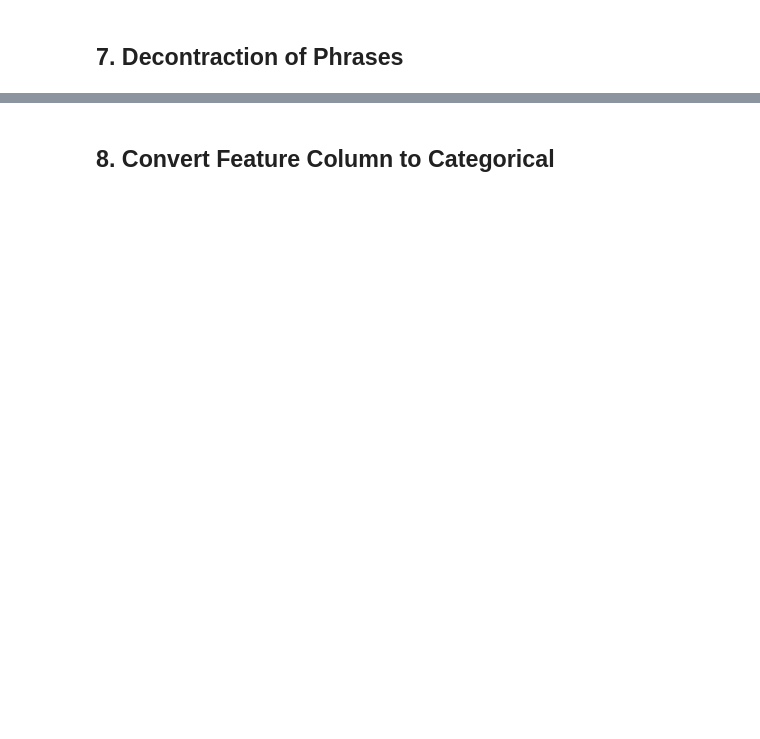
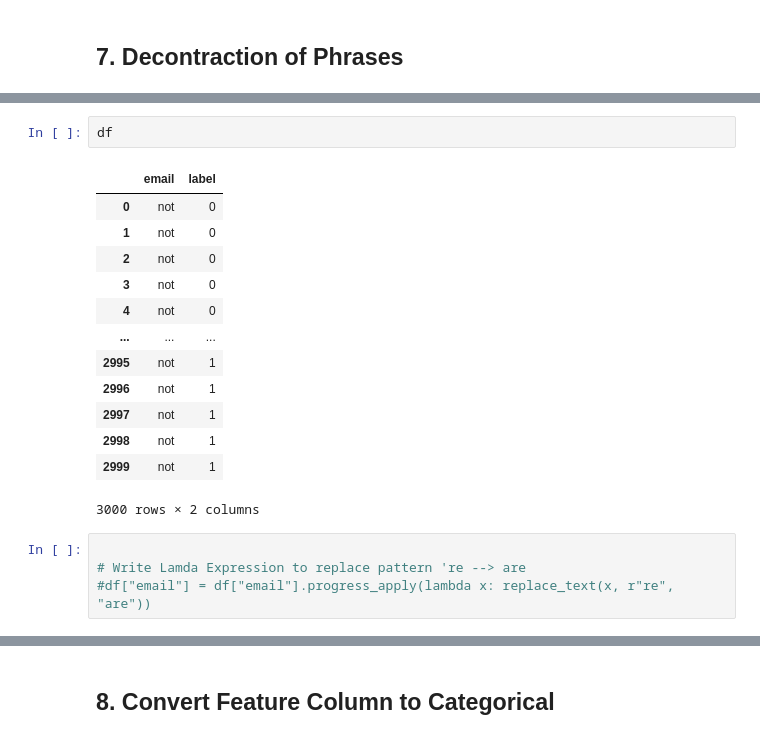
Before and after one commit to AdheeraPK2003/source_detection, a Jupyter notebook: adheera_notebook_v1 (1).ipynb, the cells around one changed output, grey strips where cells are left out. Drawn from its saved outputs; the diff is of its cells as text; blank space fills up the shorter version.

```diff
--- a/adheera_notebook_v1 (1).ipynb
+++ b/adheera_notebook_v1 (1).ipynb
@@ -91,0 +137,20 @@ df["email"] = df["email"].progress_apply(lambda x: replace_text(x, r"ve", "have"
+# %%
+df
+# %% [output]
+|  | email | label |
+| 0 | not | 0 |
+| 1 | not | 0 |
+| 2 | not | 0 |
+| 3 | not | 0 |
+| 4 | not | 0 |
+| ... | ... | ... |
+| 2995 | not | 1 |
+| 2996 | not | 1 |
+| 2997 | not | 1 |
+| 2998 | not | 1 |
+| 2999 | not | 1 |
+3000 rows × 2 columns
+# %%
+
+# Write Lamda Expression to replace pattern 're --> are
+#df["email"] = df["email"].progress_apply(lambda x: replace_text(x, r"re", "are"))
```
Also changed, not shown: parts of 41 cells of this notebook.
